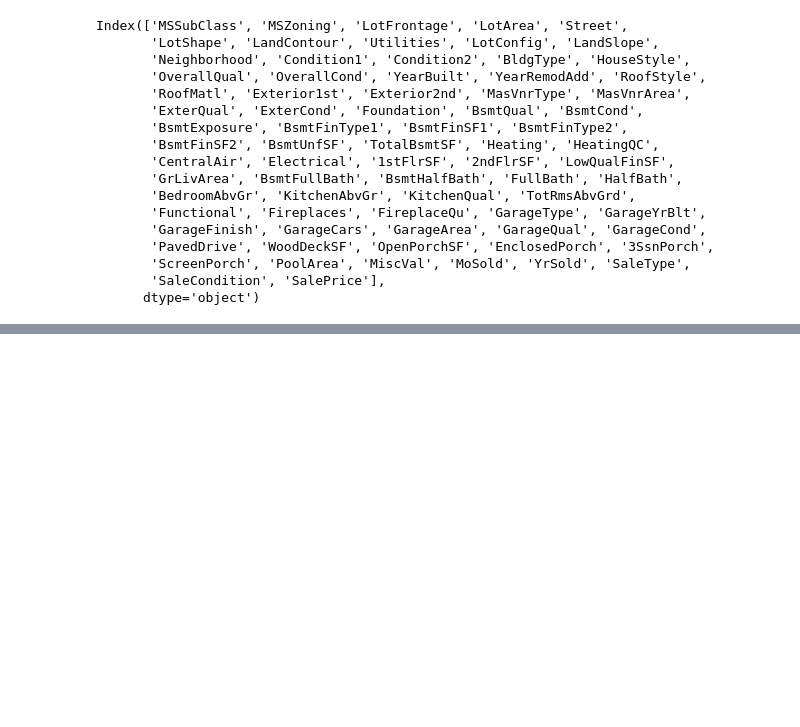
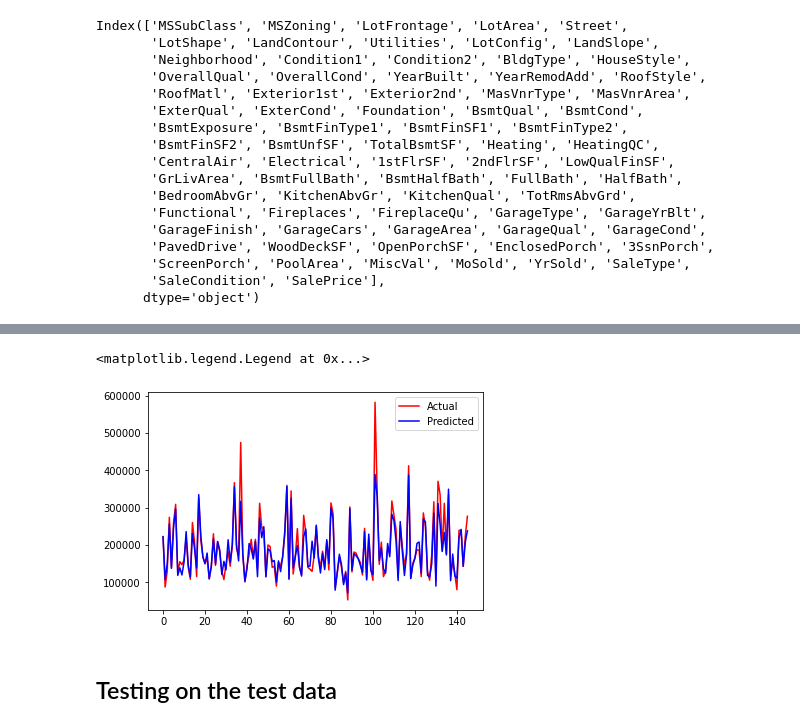
Before and after one commit to akash1309/House-Price-Prediction-Kaggle, a Jupyter notebook: Kaggle_Regression_Using_XGboost.ipynb, the cells around one changed output, grey strips where cells are left out. Cells and saved outputs as stored; diff of their text form; code cells hidden in the pictures; blank space fills up the shorter version.

```diff
--- a/Kaggle_Regression_Using_XGboost.ipynb
+++ b/Kaggle_Regression_Using_XGboost.ipynb
@@ -531,0 +524,13 @@ X = df[['MSSubClass', 'MSZoning', 'LotFrontage', 'LotArea',
+# %%
+from sklearn.model_selection import train_test_split
+
+X_train, X_test, y_train, y_test = train_test_split(X, y, test_size=0.1, random_state=123)
+# %%
+xg_reg = xgb.XGBRegressor(objective ='reg:linear',
+                          colsample_bytree = 0.3,
+                          learning_rate = 0.01,
+                          max_depth = 10,
+                          alpha = 10,
+                          n_estimators = 1000)
+# %%
+xg_reg.fit(X_train,y_train)
@@ -531,0 +546,2 @@ X = df[['MSSubClass', 'MSZoning', 'LotFrontage', 'LotArea',
+# %%
+preds = xg_reg.predict(X_test)
@@ -531,0 +611,9 @@ X = df[['MSSubClass', 'MSZoning', 'LotFrontage', 'LotArea',
+# %%
+plt.plot(np.exp(y_test),'r',label='Actual')
+plt.plot(np.exp(preds),'b',label='Predicted')
+plt.legend()
+# %% [output]
+<matplotlib.legend.Legend at 0x...>
+[figure, added]
+# %% [markdown]
+## Testing on the test data
```
Also changed, not shown: parts of 22 cells of this notebook.
